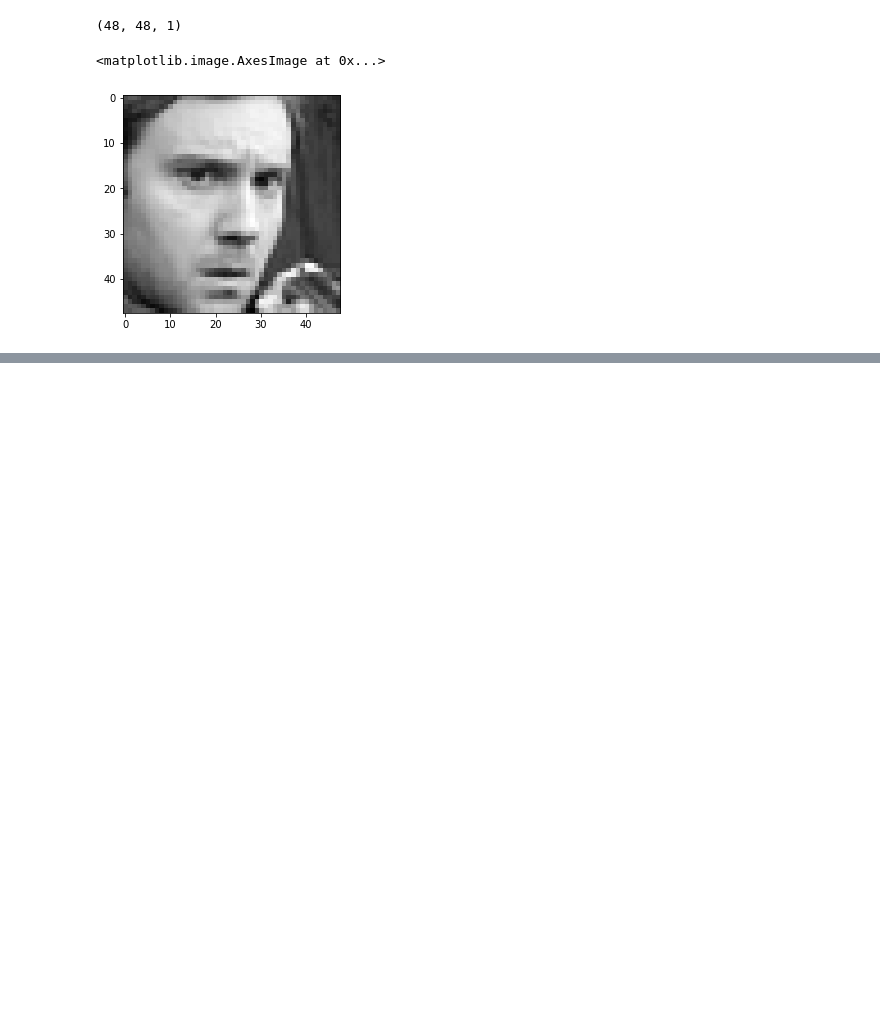
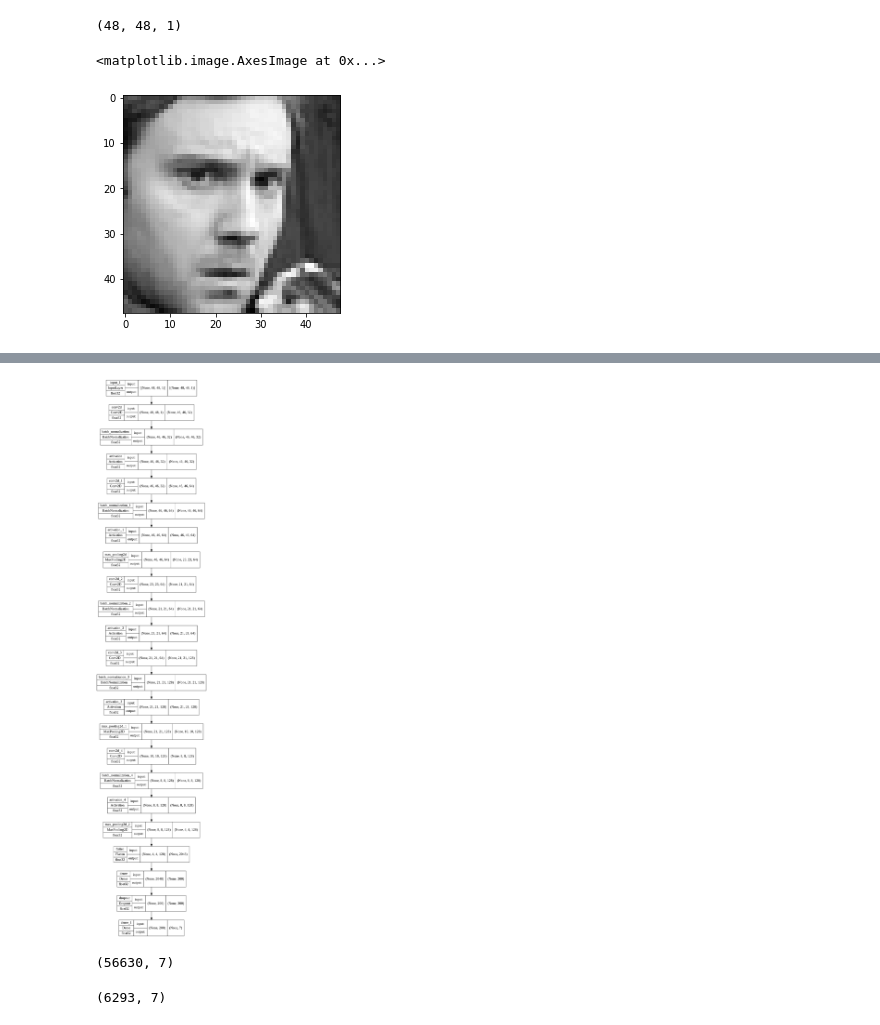
Before and after one commit to notjustnonso/ferMLproject, a Jupyter notebook: COMP_642_Project.ipynb, the cells around one changed output, grey strips where cells are left out. Drawn from its saved outputs; the diff is of its cells as text; code cells hidden in the pictures; blank space fills up the shorter version.

```diff
--- a/COMP_642_Project.ipynb
+++ b/COMP_642_Project.ipynb
@@ -148,0 +175,28 @@ plt.imshow(x_data[0].squeeze(axis=2), cmap='gray')
+# %%
+# We put the model together here
+model = Sequential([
+    Input((48, 48, 1)),
+    Conv2D(32, kernel_size=(3,3), strides=(1,1), padding='valid'),
+    BatchNormalization(axis=3),
+    Activation('relu'),
+    Conv2D(64, (3,3), strides=(1,1), padding = 'same'),
+    BatchNormalization(axis=3),
+    Activation('relu'),
+    MaxPooling2D((2,2)),
+    Conv2D(64, (3,3), strides=(1,1), padding = 'valid'),
+    BatchNormalization(axis=3),
+    Activation('relu'),
+    Conv2D(128, (3,3), strides=(1,1), padding = 'same'),
+    BatchNormalization(axis=3),
+    Activation('relu'),
+    MaxPooling2D((2,2)),
+    Conv2D(128, (3,3), strides=(1,1), padding = 'valid'),
+    BatchNormalization(axis=3),
+    Activation('relu'),
+    MaxPooling2D((2,2)),
+    Flatten(),
+    Dense(200, activation='relu'),
+    Dropout(0.6),
+    Dense(7, activation = 'softmax')
+])
+model.summary()
@@ -148,0 +221,5 @@ plt.imshow(x_data[0].squeeze(axis=2), cmap='gray')
+# %%
+# We then plot it to visualize it
+tf.keras.utils.plot_model(model, to_file = "model.png", show_shapes = True, show_dtype = True)
+# %% [output]
+[figure, added]
@@ -148,0 +229,12 @@ plt.imshow(x_data[0].squeeze(axis=2), cmap='gray')
+# %%
+# We use tf.keras.utils.to_categorical to convert the y_train results to a binary class matrix i.e. 1-hot encoding matrix
+y_train = np_utils.to_categorical(y_train, 7)
+y_train.shape
+# %% [output]
+(56630, 7)
+# %%
+# We do the same thing for y_test
+y_test = np_utils.to_categorical(y_test, 7)
+y_test.shape
+# %% [output]
+(6293, 7)
```
Also changed, not shown: parts of 74 cells of this notebook.
